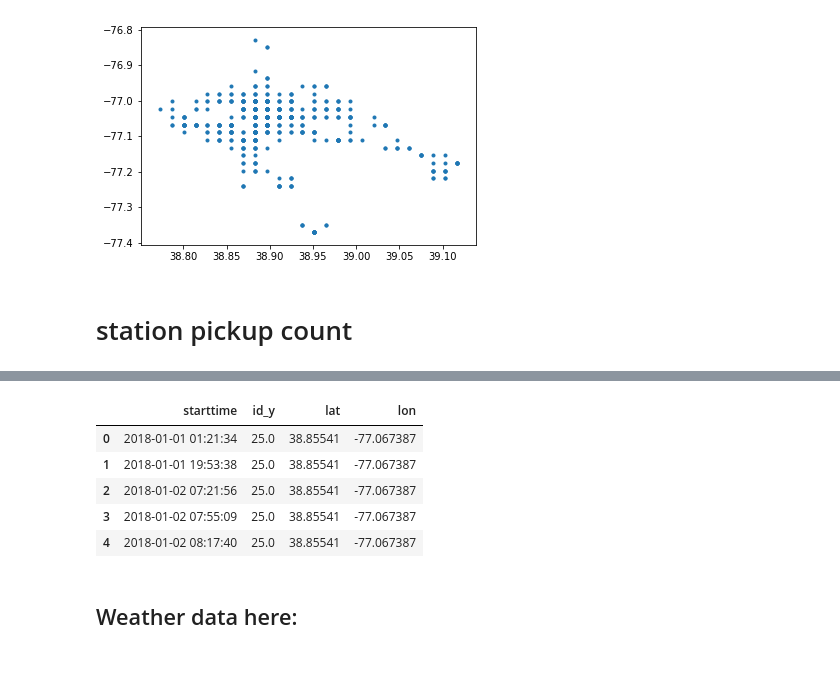
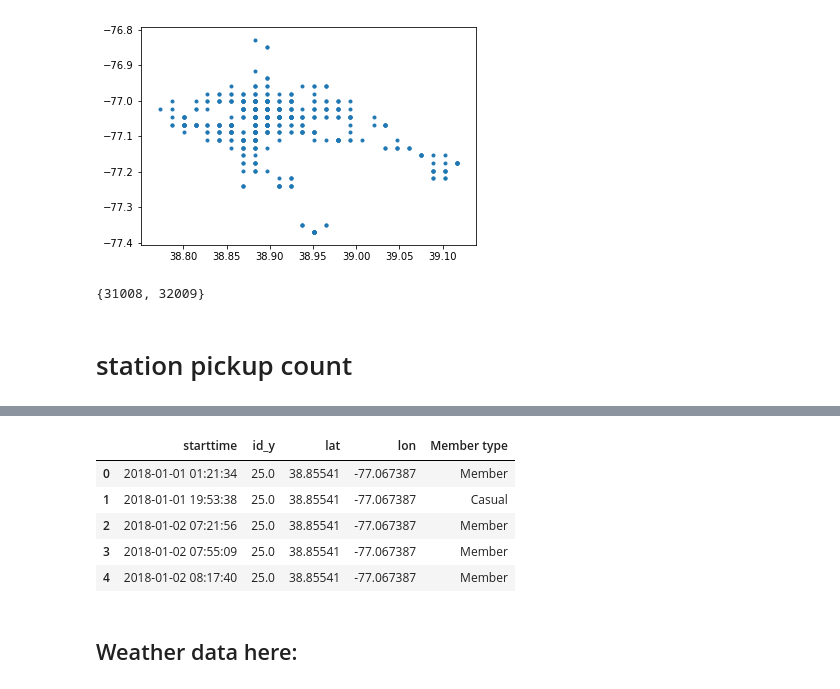
Before and after one commit to FranziskaSW/AI-Project, a Jupyter notebook: data_processing-wo_weather.ipynb, the cells around one changed output, grey strips where cells are left out. Saved outputs shown, nothing was run; the diff lists cells and outputs as text; code cells hidden in the pictures.

```diff
--- a/data_processing-wo_weather.ipynb
+++ b/data_processing-wo_weather.ipynb
@@ -124,0 +132,4 @@ plt.scatter(stations_rough.lat, stations_rough.lon, marker='.')
+# %%
+trip_numbers.difference(station_id)  # TODO: need historic station numbers!, some few numbers from tripdata are not in station information!
+# %% [output]
+{31008, 32009}
@@ -134,16 +147,16 @@ data.head()
 | 3 | 578 | 2018-01-01 00:15:31 | 2018-01-01 00:25:09 | 31406 | 14th & Upshur St NW | 31103 | 16th & Harvard St NW | ... |
 | 4 | 372 | 2018-01-01 00:18:02 | 2018-01-01 00:24:15 | 31618 | 4th & East Capitol St NE | 31619 | Lincoln Park / 13th & East Capito... | ... |
 # %%
-data = data[['starttime', 'Start station number']]
+data = data[['starttime', 'Start station number', 'Member type']]
 # %%
-data_s = stations_rough.merge(data, how='right', left_on='id_x', right_on='Start station number')[['starttime', 'id_y', 'lat', 'lon']]
+data_s = stations_rough.merge(data, how='right', left_on='id_x', right_on='Start station number')[['starttime', 'id_y', 'lat', 'lon', 'Member type']]
 data_s.head()
 # %% [output]
-|  | starttime | id_y | lat | lon |
-| 0 | 2018-01-01 01:21:34 | 25.0 | 38.85541 | -77.067387 |
-| 1 | 2018-01-01 19:53:38 | 25.0 | 38.85541 | -77.067387 |
-| 2 | 2018-01-02 07:21:56 | 25.0 | 38.85541 | -77.067387 |
-| 3 | 2018-01-02 07:55:09 | 25.0 | 38.85541 | -77.067387 |
-| 4 | 2018-01-02 08:17:40 | 25.0 | 38.85541 | -77.067387 |
+|  | starttime | id_y | lat | lon | Member type |
+| 0 | 2018-01-01 01:21:34 | 25.0 | 38.85541 | -77.067387 | Member |
+| 1 | 2018-01-01 19:53:38 | 25.0 | 38.85541 | -77.067387 | Casual |
+| 2 | 2018-01-02 07:21:56 | 25.0 | 38.85541 | -77.067387 | Member |
+| 3 | 2018-01-02 07:55:09 | 25.0 | 38.85541 | -77.067387 | Member |
+| 4 | 2018-01-02 08:17:40 | 25.0 | 38.85541 | -77.067387 | Member |
 # %% [markdown]
 ## Weather data here:
```
Also changed, not shown: parts of 17 cells of this notebook.
